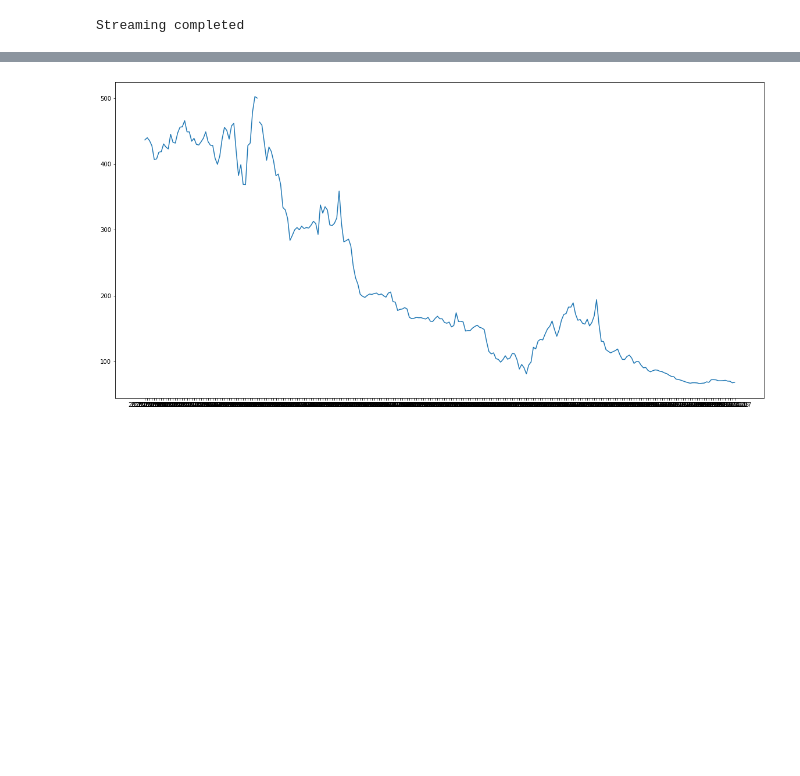
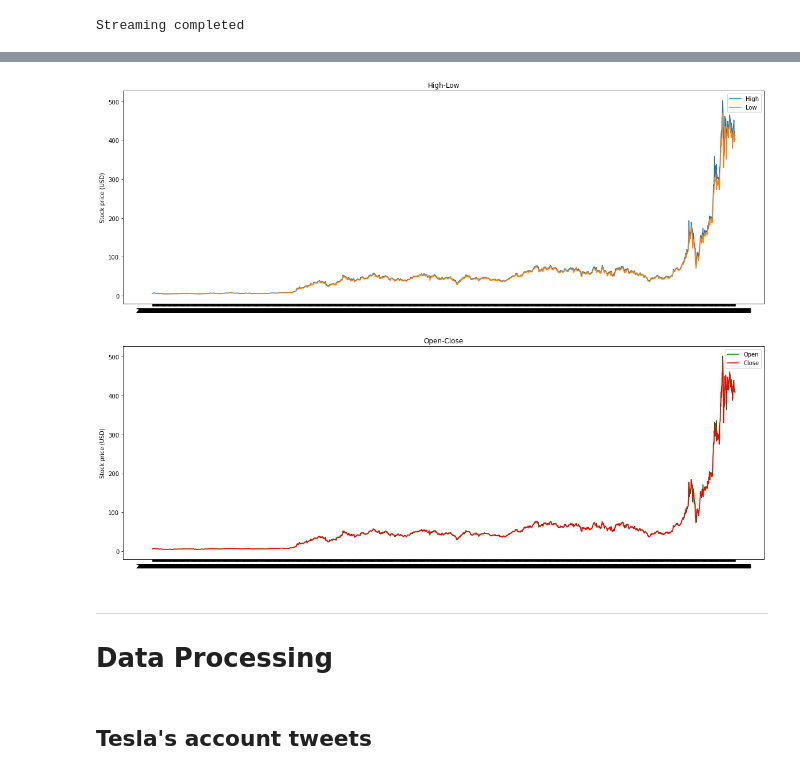
Before and after one commit to akshaypunwatkar/tesla_stock_prediction, a Jupyter notebook: Analysis_tesla_stock.ipynb, the cells around one changed output, grey strips where cells are left out. Cells and saved outputs as stored; diff of their text form; code cells hidden in the pictures; blank space fills up the shorter version.

```diff
--- a/Analysis_tesla_stock.ipynb
+++ b/Analysis_tesla_stock.ipynb
@@ -56,13 +96,26 @@ stocks_df.head()
 # %%
 # stocks_df = stocks_df.set_index('time_stamp')
-# %%
-fig, axs = plt.subplots(1,1, figsize=(20,10))
-# axs[0].plot(stocks_df['time_stamp'],stocks_df['high'])
-axs.plot(stocks_df['time_stamp'],stocks_df['high'])
-# stocks_df['high'].plot(kind='line', ax=axs[0,0])
-# stocks_df['low'].plot(kind='line', ax=axs[0,1])
-# stocks_df['open'].plot(kind='line', ax=axs[1,0])
-# stocks_df['close'].plot(kind='line', ax=axs[1,1])
-plt.show()
-# %% [output]
-[figure, removed]
+# %%
+fig, axs = plt.subplots(2,1, figsize=(20,15))
+# fig, axs = plt.subplots(3,1, figsize=(20,15))
+axs[0].plot(stocks_df.index,stocks_df['high'], label="High")
+axs[0].plot(stocks_df.index,stocks_df['low'], label="Low")
+axs[1].plot(stocks_df.index,stocks_df['open'], label="Open", c="green")
+axs[1].plot(stocks_df.index,stocks_df['close'], label="Close", c='red')
+# axs[2].bar(stocks_df['date'],stocks_df['volume'])
+
+axs[0].set_title("High-Low")
+axs[0].set_ylabel("Stock price (USD)")
+axs[1].set_title("Open-Close")
+axs[1].set_ylabel("Stock price (USD)")
+# axs[2].set_title("Volume")
+# axs[2].set_ylabel("Volume in 10e8 ")
+
+axs[0].legend()
+axs[1].legend()
+plt.show()
+# %% [output]
+[figure, added]
+# %% [markdown]
+****
+# Data Processing
@@ -68,0 +129,2 @@ plt.show()
+# %% [markdown]
+## Tesla's account tweets
```
Also changed, not shown: parts of 31 cells of this notebook, 5 other files.
